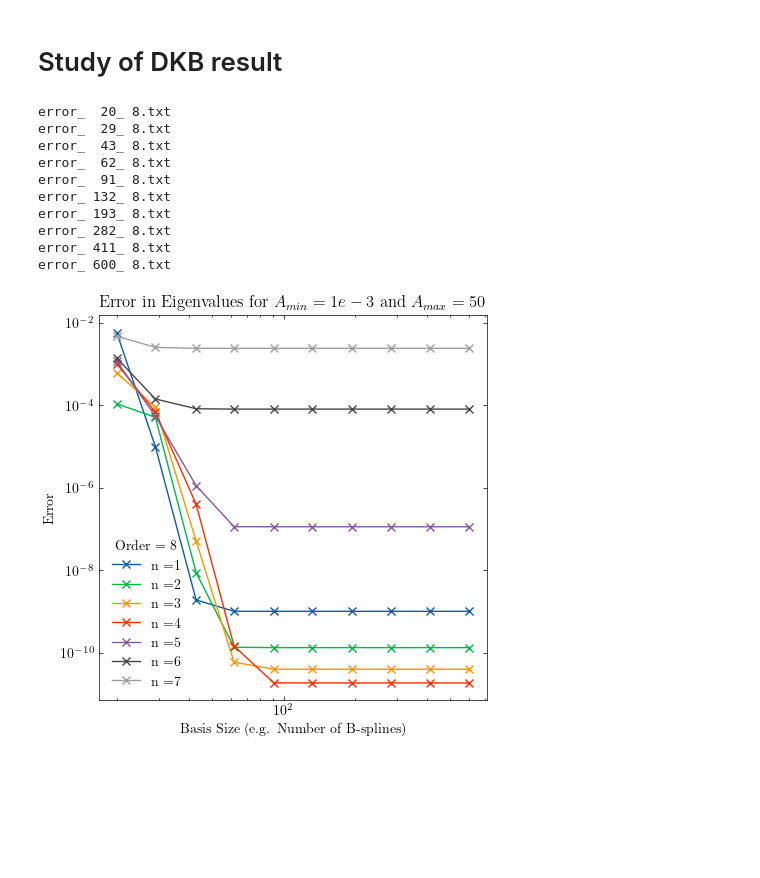
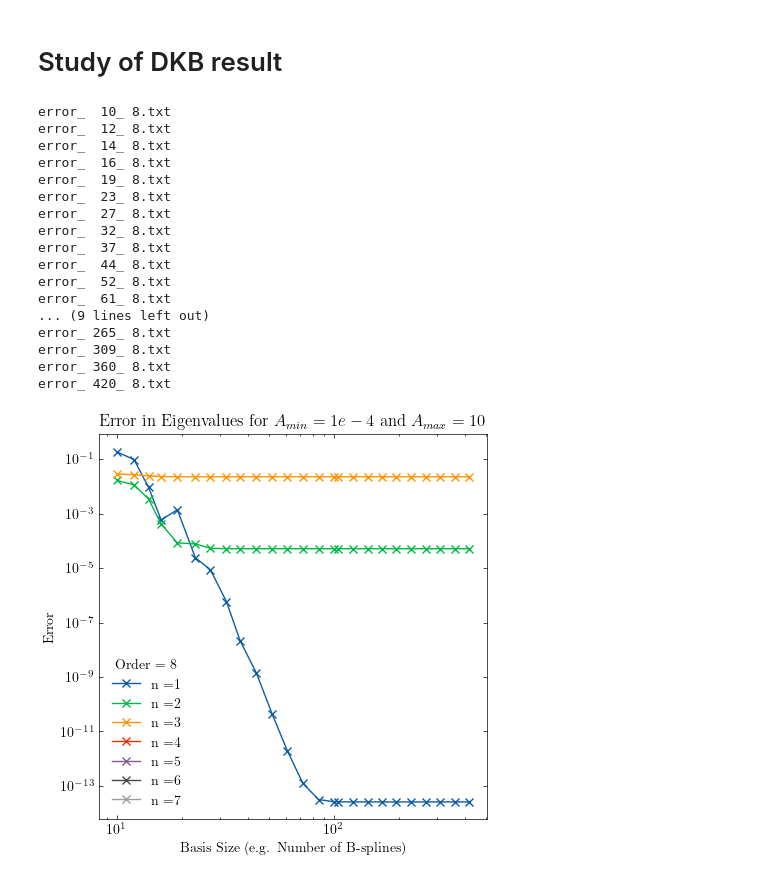
Before and after one commit to ma2this510/Dirac_Equation, a Jupyter notebook: notebook.ipynb, the cells around one changed output. Drawn from its saved outputs; the diff is of its cells as text; code cells hidden in the pictures; blank space fills up the shorter version.

Commit message:
Renaming and update plots

```diff
--- a/notebook.ipynb
+++ b/notebook.ipynb
@@ -70,9 +70,13 @@ n_list_1 = np.zeros(len(dir_file), dtype=int)
 order_list_1 = np.zeros(len(dir_file), dtype=int)
 i = 0
 for filename in os.listdir(folder_path):
-    if "error" in filename:
+    if ("error" in filename) and ('mathematica' not in filename):
         print(filename)
-        nbspline, order = [int(x) for x in filename[:-4].split('_')[1:]]
+        try :
+            nbspline, order, special = [int(x) for x in filename[:-4].split('_')[1:]]
+        except ValueError:
+            nbspline, order = [int(x) for x in filename[:-4].split('_')[1:]]
+            special = 0
         n_list_1[i] = nbspline
         order_list_1[i] = order
         data = pd.read_csv(os.path.join(folder_path, filename), header=None, dtype=np.float128, skiprows=12)
@@ -80,27 +84,34 @@ for filename in os.listdir(folder_path):
             error_1[i, j] = data.iloc[j, 0]
         i += 1
 # %% [output]
-error_  20_ 8.txt
-error_  29_ 8.txt
-error_  43_ 8.txt
-error_  62_ 8.txt
-error_  91_ 8.txt
-error_ 132_ 8.txt
-error_ 193_ 8.txt
-error_ 282_ 8.txt
-error_ 411_ 8.txt
-error_ 600_ 8.txt
+error_  10_ 8.txt
+error_  12_ 8.txt
+error_  14_ 8.txt
+error_  16_ 8.txt
+error_  19_ 8.txt
+error_  23_ 8.txt
+error_  27_ 8.txt
+error_  32_ 8.txt
+error_  37_ 8.txt
+error_  44_ 8.txt
+error_  52_ 8.txt
+error_  61_ 8.txt
+... (9 lines left out)
+error_ 265_ 8.txt
+error_ 309_ 8.txt
+error_ 360_ 8.txt
+error_ 420_ 8.txt
 # %%
 fig, ax = plt.subplots(figsize=(5, 5))
 for i in range(7):
     ax.plot(n_list_1[order_list_1 == 8], error_1[order_list_1 == 8, i], label=f'n ={i+1}', marker='x', color='C'+str(i))
 
 ax.set_yscale('log')
 ax.set_xscale('log')
 ax.legend(title="Order = 8")
 ax.set_xlabel('Basis Size (e.g. Number of B-splines)')
 ax.set_ylabel('Error')
-ax.set_title('Error in Eigenvalues for $A_{min} = 1e-3$ and $A_{max} = 50$')
+ax.set_title('Error in Eigenvalues for $A_{min} = 1e-4$ and $A_{max} = 10$')
 plt.show()
 # %% [output]
-[figure, old version]
+[figure, new version]
```
Also changed, not shown: 25 other files.
